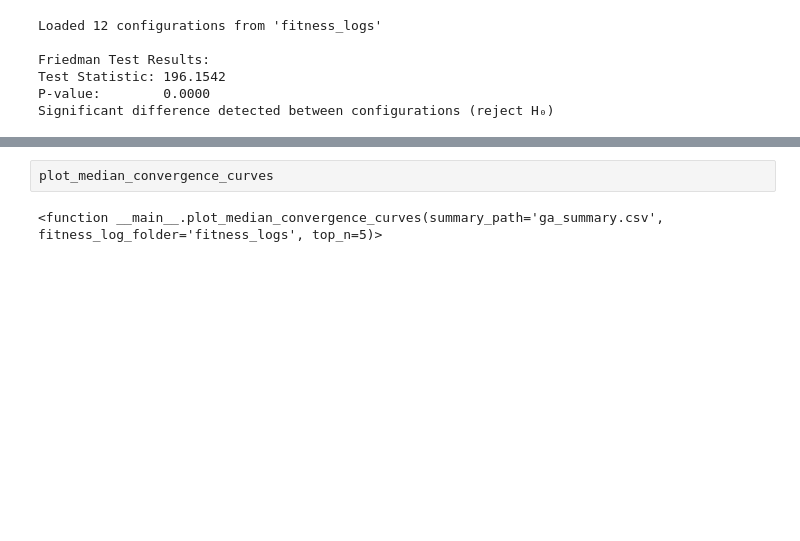
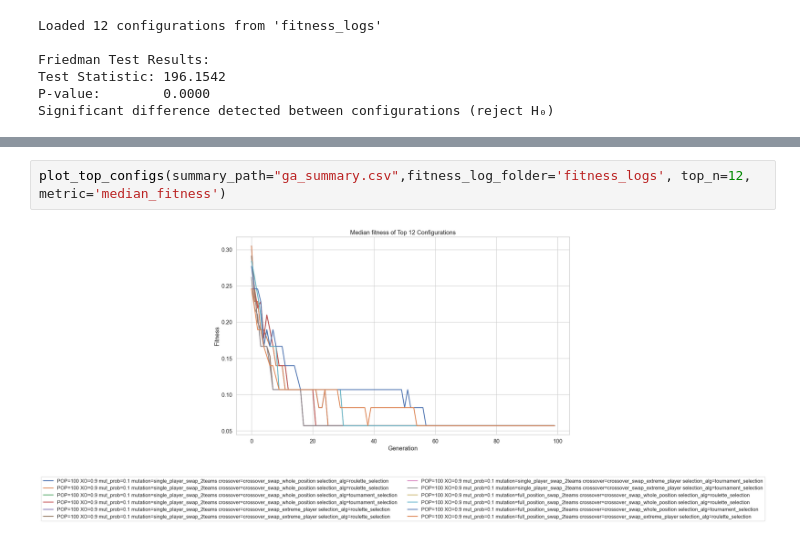
Before and after one commit to JuliaKarpienia/CIFO_project_groupA, a Jupyter notebook: evaluations.ipynb, the cells around one changed output, grey strips where cells are left out. Drawn from its saved outputs; the diff is of its cells as text; blank space fills up the shorter version.

Commit message:
adding some evaluations metrics

```diff
--- a/evaluations.ipynb
+++ b/evaluations.ipynb
@@ -94,4 +53,4 @@ def plot_median_convergence_curves(summary_path="ga_summary.csv", fitness_log_fo
-# %%
-plot_median_convergence_curves
-# %% [output]
-<function __main__.plot_median_convergence_curves(summary_path='ga_summary.csv', fitness_log_folder='fitness_logs', top_n=5)>
+# %%
+plot_top_configs(summary_path="ga_summary.csv",fitness_log_folder='fitness_logs', top_n=12, metric='median_fitness')
+# %% [output]
+[figure, added]
```
Also changed, not shown: parts of 5 cells of this notebook, 1 other file.
